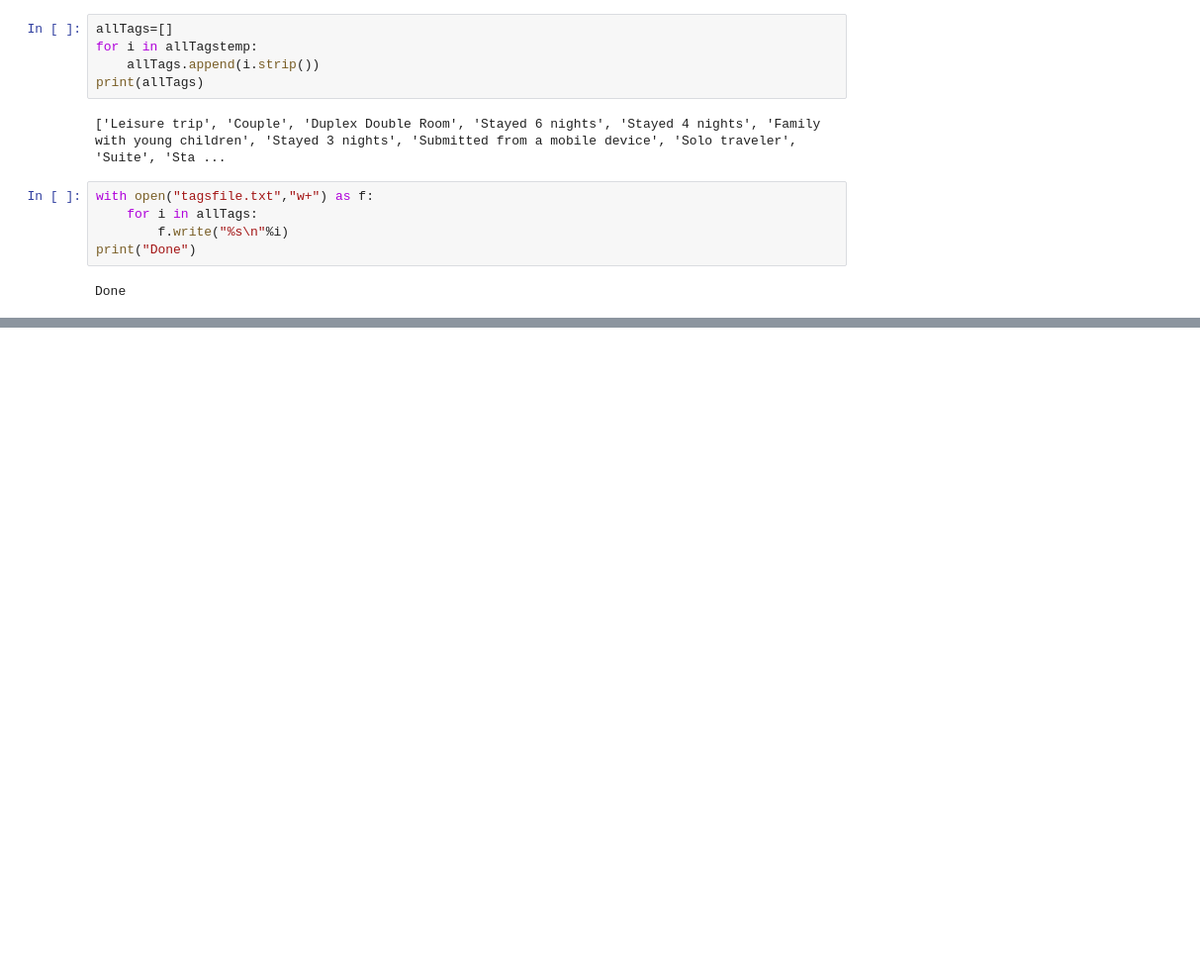
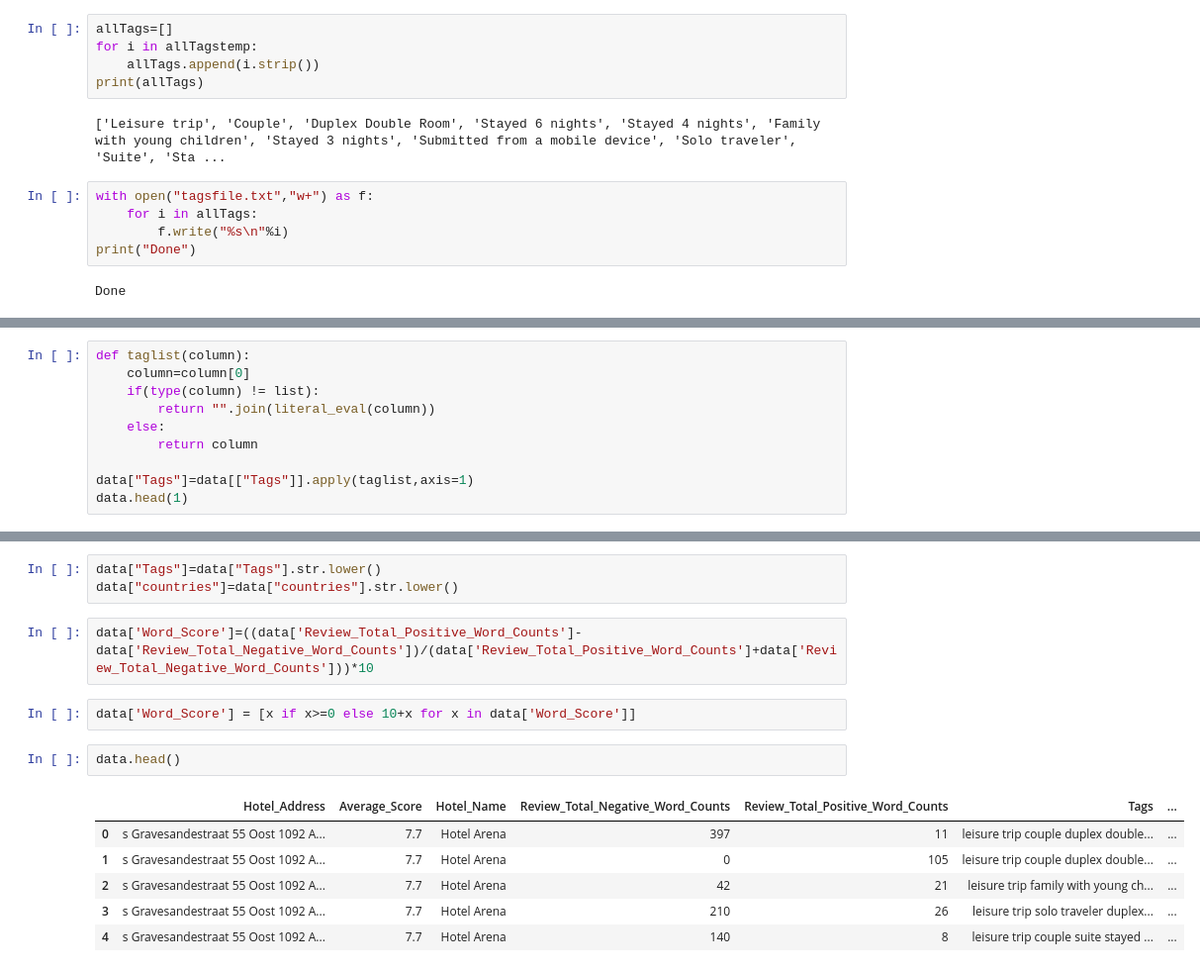
Before and after one commit to AvirupRay/Hotel-Recommendations-Based-on-Customer-Feedback, a Jupyter notebook: hoteltrain.ipynb, the cells around one changed output, grey strips where cells are left out. Shown at 99% size. Drawn from its saved outputs; the diff is of its cells as text; blank space fills up the shorter version.

```diff
--- a/hoteltrain.ipynb
+++ b/hoteltrain.ipynb
@@ -105,0 +115,10 @@ Done
+# %%
+def taglist(column):
+    column=column[0]
+    if(type(column) != list):
+        return "".join(literal_eval(column))
+    else:
+        return column
+
+data["Tags"]=data[["Tags"]].apply(taglist,axis=1)
+data.head(1)
@@ -105,0 +128,16 @@ Done
+# %%
+data["Tags"]=data["Tags"].str.lower()
+data["countries"]=data["countries"].str.lower()
+# %%
+data['Word_Score']=((data['Review_Total_Positive_Word_Counts']-data['Review_Total_Negative_Word_Counts'])/(data['Review_Total_Positive_Word_Counts']+data['Review_Total_Negative_Word_Counts']))*10
+# %%
+data['Word_Score'] = [x if x>=0 else 10+x for x in data['Word_Score']]
+# %%
+data.head()
+# %% [output]
+|  | Hotel_Address | Average_Score | Hotel_Name | Review_Total_Negative_Word_Counts | Review_Total_Positive_Word_Counts | Tags | ... |
+| 0 | s Gravesandestraat 55 Oost 1092 A... | 7.7 | Hotel Arena | 397 | 11 | leisure trip couple duplex double... | ... |
+| 1 | s Gravesandestraat 55 Oost 1092 A... | 7.7 | Hotel Arena | 0 | 105 | leisure trip couple duplex double... | ... |
+| 2 | s Gravesandestraat 55 Oost 1092 A... | 7.7 | Hotel Arena | 42 | 21 | leisure trip family with young ch... | ... |
+| 3 | s Gravesandestraat 55 Oost 1092 A... | 7.7 | Hotel Arena | 210 | 26 | leisure trip solo traveler duplex... | ... |
+| 4 | s Gravesandestraat 55 Oost 1092 A... | 7.7 | Hotel Arena | 140 | 8 | leisure trip couple suite stayed ... | ... |
```
Also changed, not shown: parts of 13 cells of this notebook, 1 other file.
